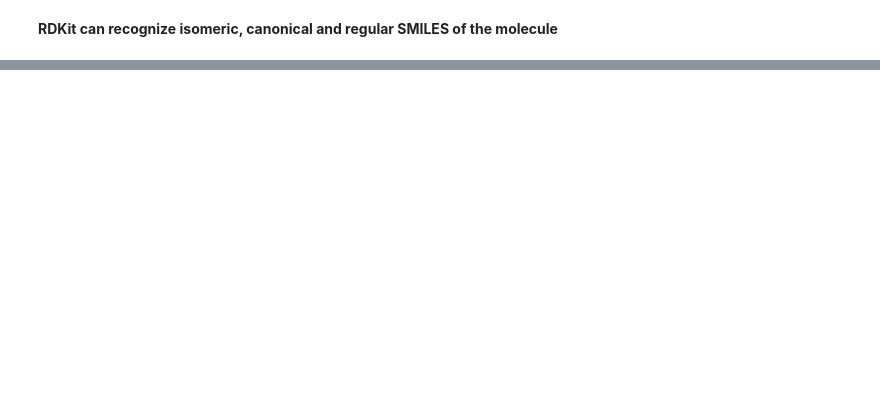
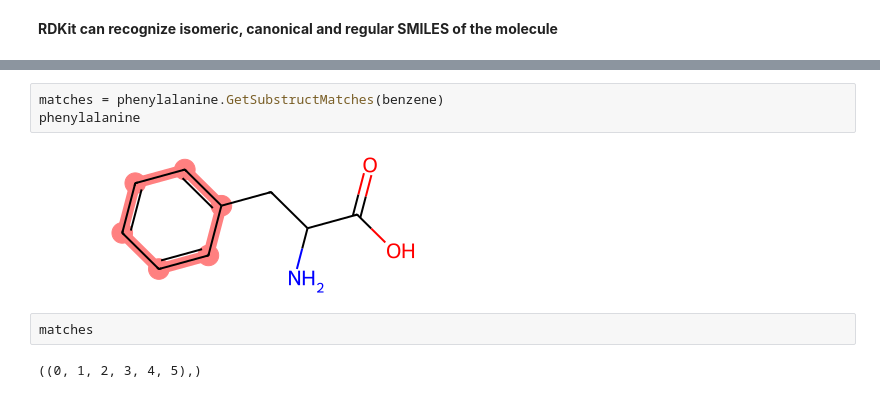
Before and after one commit to xiang1103/DL_ML_Implementations, a Jupyter notebook: RDkit/experiment.ipynb, the cells around one changed output, grey strips where cells are left out. Drawn from its saved outputs; the diff is of its cells as text; blank space fills up the shorter version.

```diff
--- a/RDkit/experiment.ipynb
+++ b/RDkit/experiment.ipynb
@@ -133,0 +184,9 @@ alanine_4
+# %%
+matches = phenylalanine.GetSubstructMatches(benzene)
+phenylalanine
+# %% [output]
+[figure, added]
+# %%
+matches
+# %% [output]
+((0, 1, 2, 3, 4, 5),)
```
Also changed, not shown: parts of 13 cells of this notebook.
